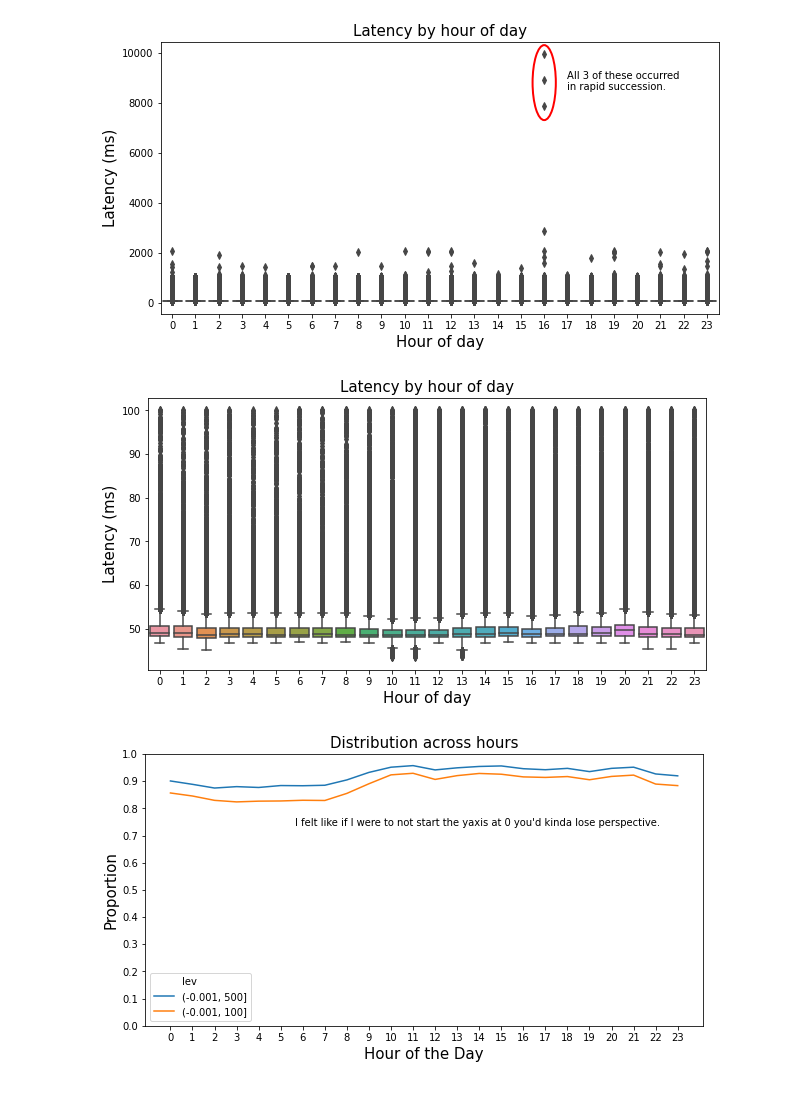
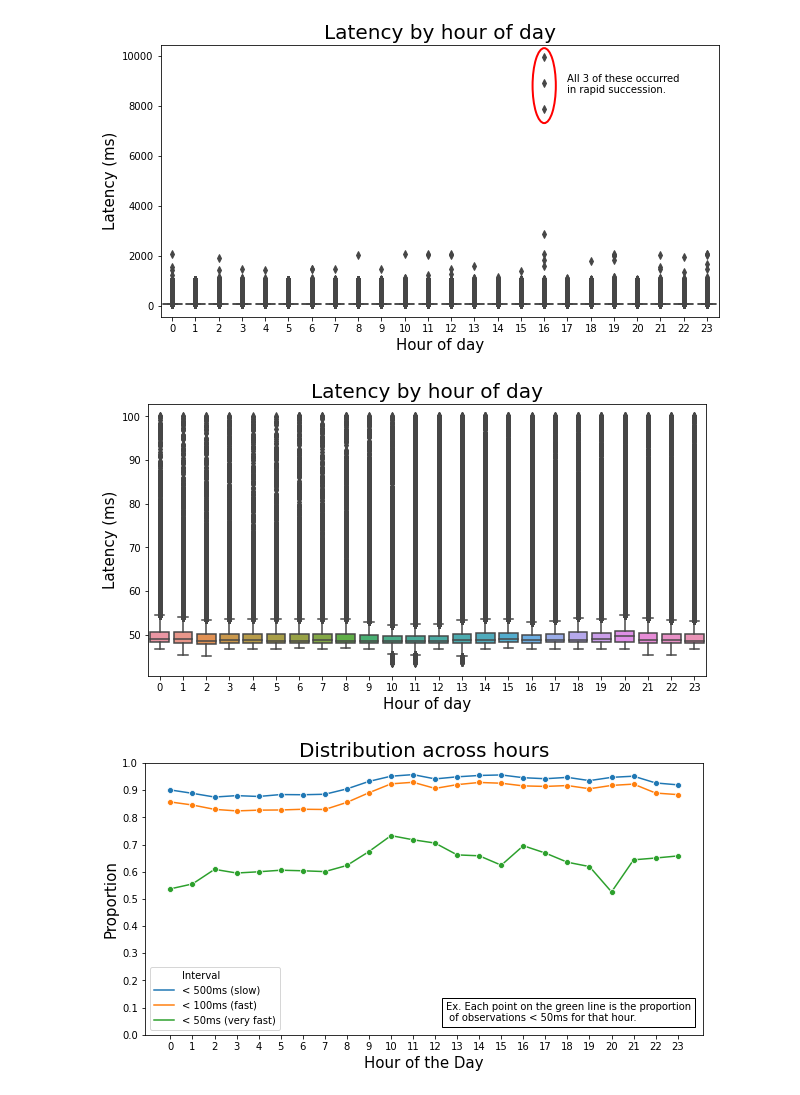
Before and after one commit to ayoskovich/int-traffic, a Jupyter notebook: analyze_ping.ipynb, the cells around one changed output. Saved outputs shown, nothing was run; the diff lists cells and outputs as text; code cells hidden in the pictures.

```diff
--- a/analyze_ping.ipynb
+++ b/analyze_ping.ipynb
@@ -23,6 +23,7 @@ clean['date'] = clean['tstamp'].apply(lambda x: pd.to_datetime(x).date())
 
 TICK_SIZE = 10
 LAB_SIZE = 15
+TITLE_SIZE = 20
 
 DOW_MAP = {1:'Monday',
            2:'Tuesday',
@@ -46,50 +47,61 @@ ax.add_patch(ellipse);
 plt.annotate('All 3 of these occurred \nin rapid succession.', xy=(17, 8500))
 plt.xlabel('Hour of day', fontsize=LAB_SIZE)
 plt.ylabel('Latency (ms)', fontsize=LAB_SIZE)
-plt.title('Latency by hour of day', fontsize=LAB_SIZE)
+plt.title('Latency by hour of day', fontsize=TITLE_SIZE)
 
 plt.savefig(PROJ_PATH+'yikes2.png')
 # %% [output]
-[figure, old version]
+[figure, new version]
 # %%
 sns.boxplot(x='hour', y='lat', data=clean[clean['lat'] <= 100]);
 plt.gcf().set_figheight(5)
 plt.gcf().set_figwidth(10)
 plt.xlabel('Hour of day', fontsize=LAB_SIZE)
 plt.ylabel('Latency (ms)', fontsize=LAB_SIZE)
-plt.title('Latency by hour of day', fontsize=LAB_SIZE)
+plt.title('Latency by hour of day', fontsize=TITLE_SIZE)
 plt.savefig(PROJ_PATH+'fix.png')
 # %% [output]
-[figure, old version]
+[figure, new version]
 # %%
+%run ./graph_helps.ipynb
+
 a = bucket_dist('hour',
                 'lat',
                 np.arange(0, 1100, 500),
                 pd.Interval(-.001, 500),
-                label=pd.Interval(-.001, 500), df=clean)
+                label='< 500ms (slow)', df=clean)
 
 b = bucket_dist('hour',
                 'lat',
                 np.arange(0, 1100, 100),
                 pd.Interval(-.001, 100),
-                label=pd.Interval(-.001, 100), df=clean)
+                label='< 100ms (fast)', df=clean)
+
+c = bucket_dist('hour',
+                'lat',
+                np.arange(0, 1100, 50),
+                pd.Interval(-.001, 50),
+                label='< 50ms (very fast)', df=clean)
 
 # Create the plot
 (
-    pd.concat([a, b]).reset_index()
-    .pipe(lambda df: sns.lineplot(x='hour', y='lat', hue='lev', data = df))
+    pd.concat([a, b, c]).reset_index()
+    .pipe(lambda df: sns.lineplot(x='hour', y='lat', hue='Interval', data = df, marker="o"))
 )
 
 plt.xlabel('Hour of the Day', fontsize=LAB_SIZE);
 plt.xticks(np.arange(24));
 
 plt.ylim((0, 1));
 plt.yticks(np.arange(0, 1.1, .1));
 plt.ylabel('Proportion', fontsize=LAB_SIZE)
-plt.title('Distribution across hours', fontsize=LAB_SIZE)
-annot = 'I felt like if I were to not start the yaxis at 0 you\'d kinda lose perspective.'
-plt.annotate(annot, xy = (150,200), xycoords = 'axes pixels')
+plt.title('Distribution across hours', fontsize=TITLE_SIZE)
+
+helps = 'Ex. Each point on the green line is the proportion\n of observations < 50ms for that hour.'
+plt.text(12.5, .05, helps, bbox=dict(fill=False))
+
 plt.gcf().set_figheight(5);
 plt.gcf().set_figwidth(10);
+plt.savefig(PROJ_PATH+'both.png')
 # %% [output]
-[figure, old version]
+[figure, new version]
```
Also changed, not shown: parts of 3 cells of this notebook, 3 other files.
